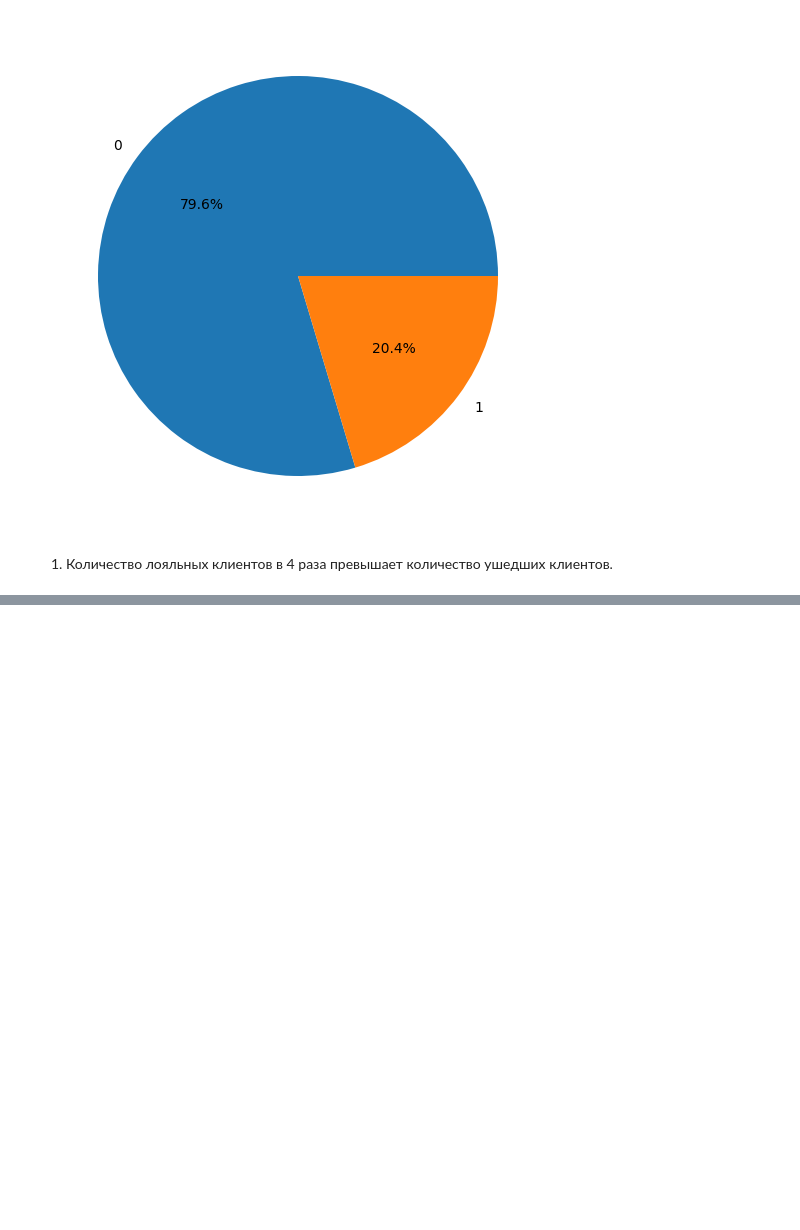
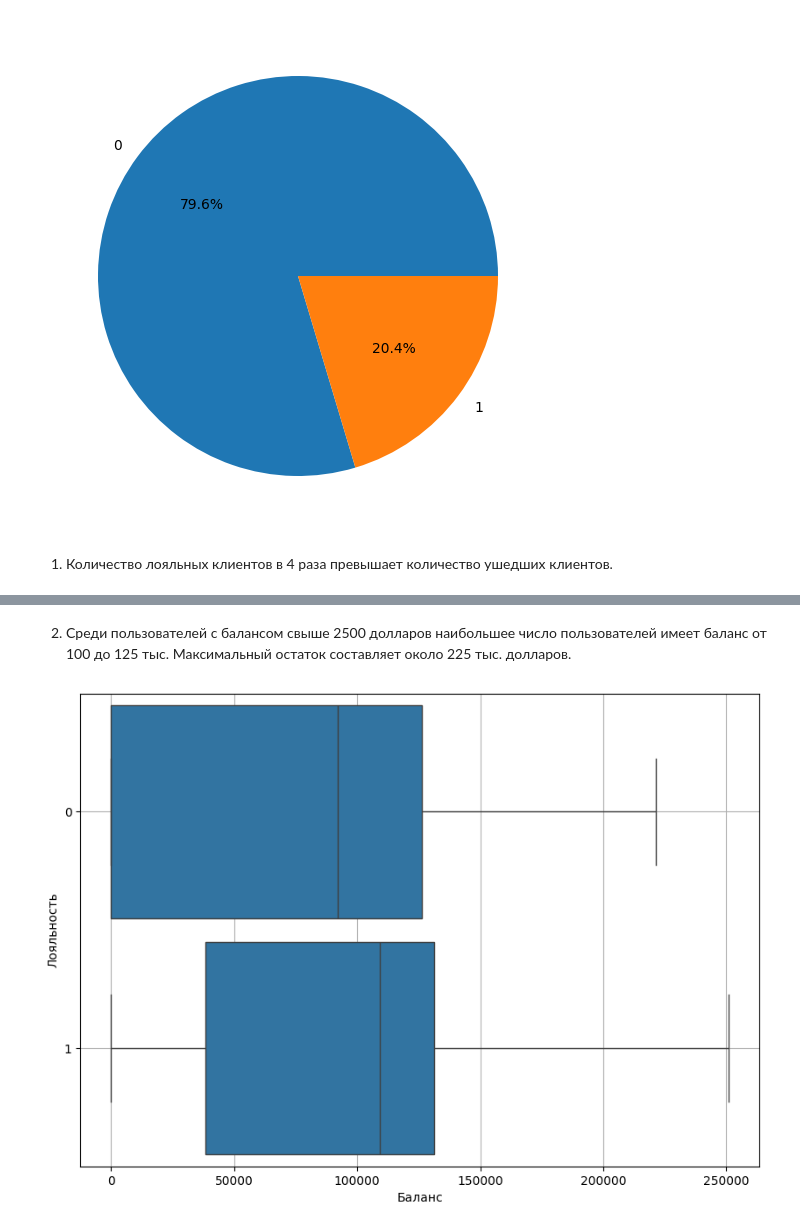
Before and after one commit to vkimich/sf_data_science, a Jupyter notebook: Skillfactory/PY_13_Визуализация данных/Практика.ipynb, the cells around one changed output, grey strips where cells are left out. Saved outputs shown, nothing was run; the diff lists cells and outputs as text; code cells hidden in the pictures; blank space fills up the shorter version.

```diff
--- a/Skillfactory/PY_13_Визуализация данных/Практика.ipynb
+++ b/Skillfactory/PY_13_Визуализация данных/Практика.ipynb
@@ -50,0 +62,16 @@ axes.pie(
+# %% [markdown]
+2. Среди пользователей с балансом свыше 2500 долларов наибольшее число пользователей имеет баланс от 100 до 125 тыс. Максимальный остаток составляет около 225 тыс. долларов.
+# %%
+fig = plt.figure(figsize=(10, 7))
+boxplot = sns.boxplot(
+    data=churn_data,
+    y='Exited',
+    x='Balance',
+    orient='h',
+    width=0.9
+)
+boxplot.set_xlabel('Баланс');
+boxplot.set_ylabel('Лояльность');
+boxplot.grid()
+# %% [output]
+[figure, added]
```
Also changed, not shown: parts of 19 cells of this notebook.
